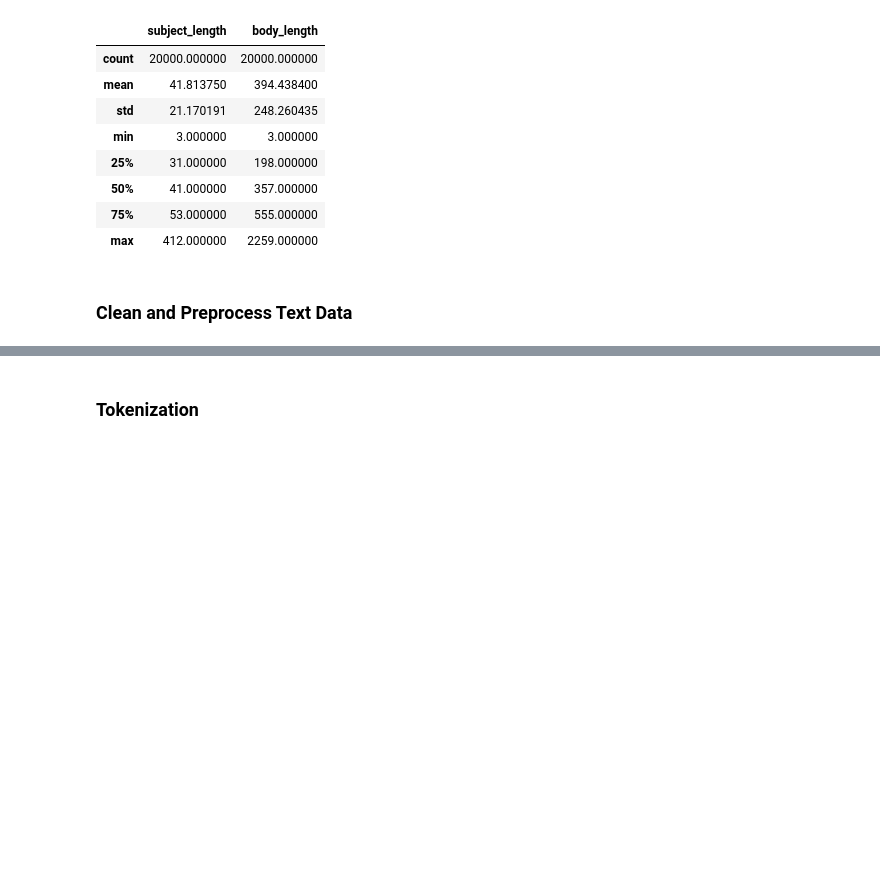
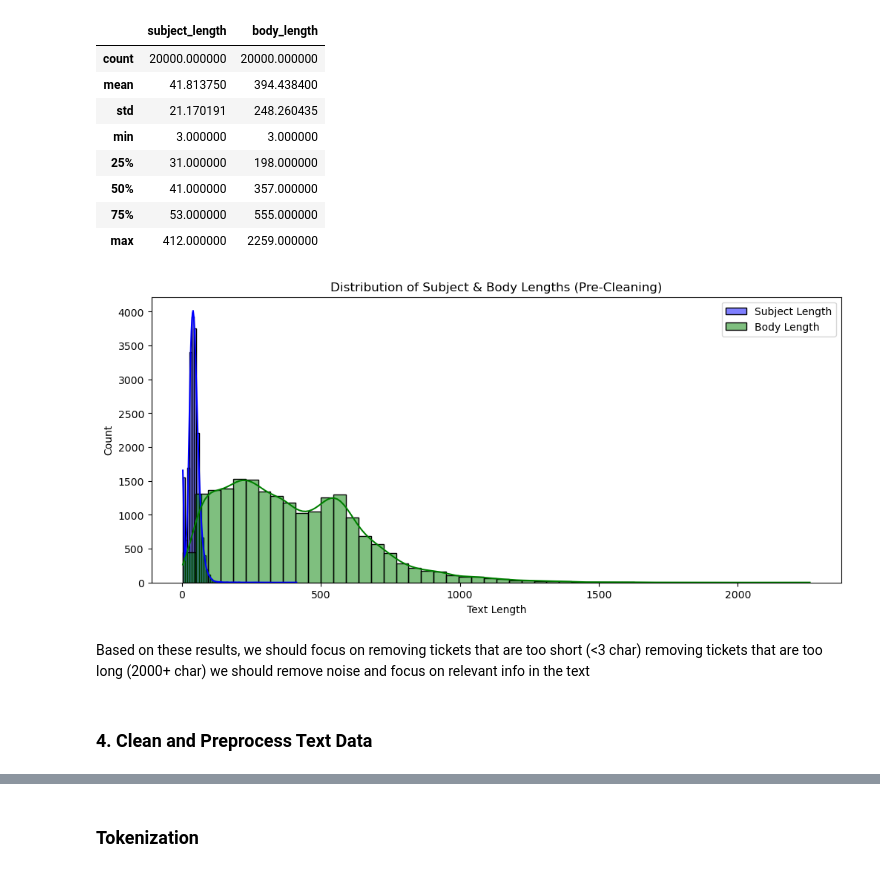
Before and after one commit to Sorrel-Alvason/cs-ticket-categorizer, a Jupyter notebook: notebooks/01_data_preprocessing.ipynb, the cells around one changed output, grey strips where cells are left out. Drawn from its saved outputs; the diff is of its cells as text; code cells hidden in the pictures; blank space fills up the shorter version.

Commit message:
Edited Data Preprocessing Notebook

```diff
--- a/notebooks/01_data_preprocessing.ipynb
+++ b/notebooks/01_data_preprocessing.ipynb
@@ -107,5 +110,27 @@ df[['subject_length', 'body_length']].describe()
 | 50% | 41.000000 | 357.000000 |
 | 75% | 53.000000 | 555.000000 |
 | max | 412.000000 | 2259.000000 |
+# %%
+import matplotlib.pyplot as plt
+import seaborn as sns
+
+# Plot histogram of subject and body lengths
+plt.figure(figsize=(12,5))
+
+sns.histplot(df['subject_length'], bins=50, kde=True, color='blue', label="Subject Length")
+sns.histplot(df['body_length'], bins=50, kde=True, color='green', label="Body Length")
+
+plt.xlabel("Text Length")
+plt.ylabel("Count")
+plt.legend()
+plt.title("Distribution of Subject & Body Lengths (Pre-Cleaning)")
+plt.show()
+# %% [output]
+[figure, added]
+# %% [markdown]
+Based on these results, we should focus on
+removing tickets that are too short (<3 char)
+removing tickets that are too long (2000+ char)
+we should remove noise and focus on relevant info in the text
 # %% [markdown]
-### Clean and Preprocess Text Data
+### 4. Clean and Preprocess Text Data
```
Also changed, not shown: parts of 24 cells of this notebook.
